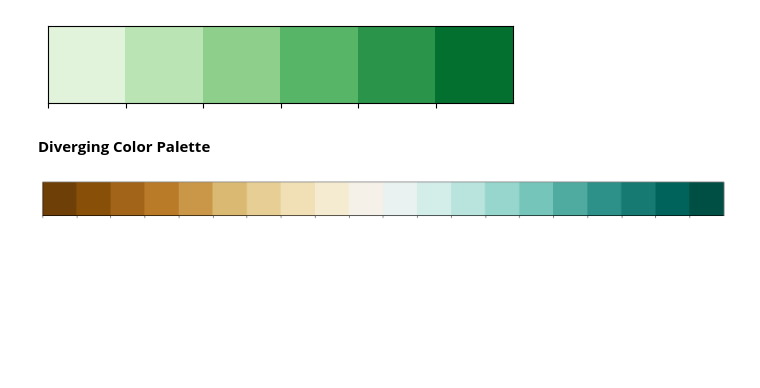
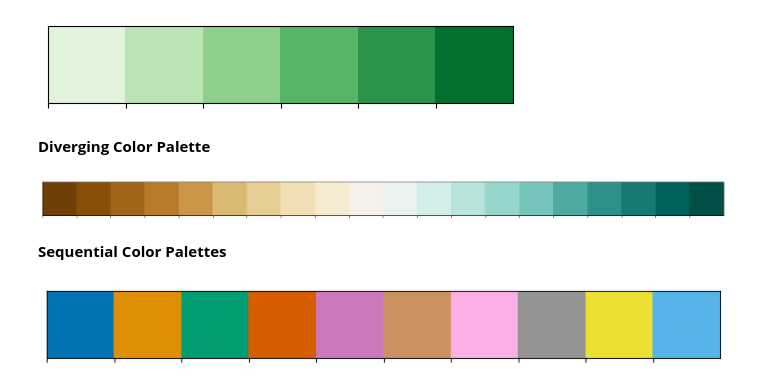
Before and after one commit to Zeeshier/Python_Programming, a Jupyter notebook: Seaborn & Matplotlib/Seaborn & Matplotlib.ipynb, the cells around one changed output. Cells and saved outputs as stored; diff of their text form; code cells hidden in the pictures; blank space fills up the shorter version.

```diff
--- a/Seaborn & Matplotlib/Seaborn & Matplotlib.ipynb
+++ b/Seaborn & Matplotlib/Seaborn & Matplotlib.ipynb
@@ -42,3 +42,10 @@ sns.palplot(sns.color_palette('BrBG', 20))
 plt.show()
 # %% [output]
 [figure]
+# %% [markdown]
+**Sequential Color Palettes**
+# %%
+sns.palplot(sns.color_palette('colorblind'))
+plt.show()
+# %% [output]
+[figure, added]
```
Also changed, not shown: parts of 10 cells of this notebook.
